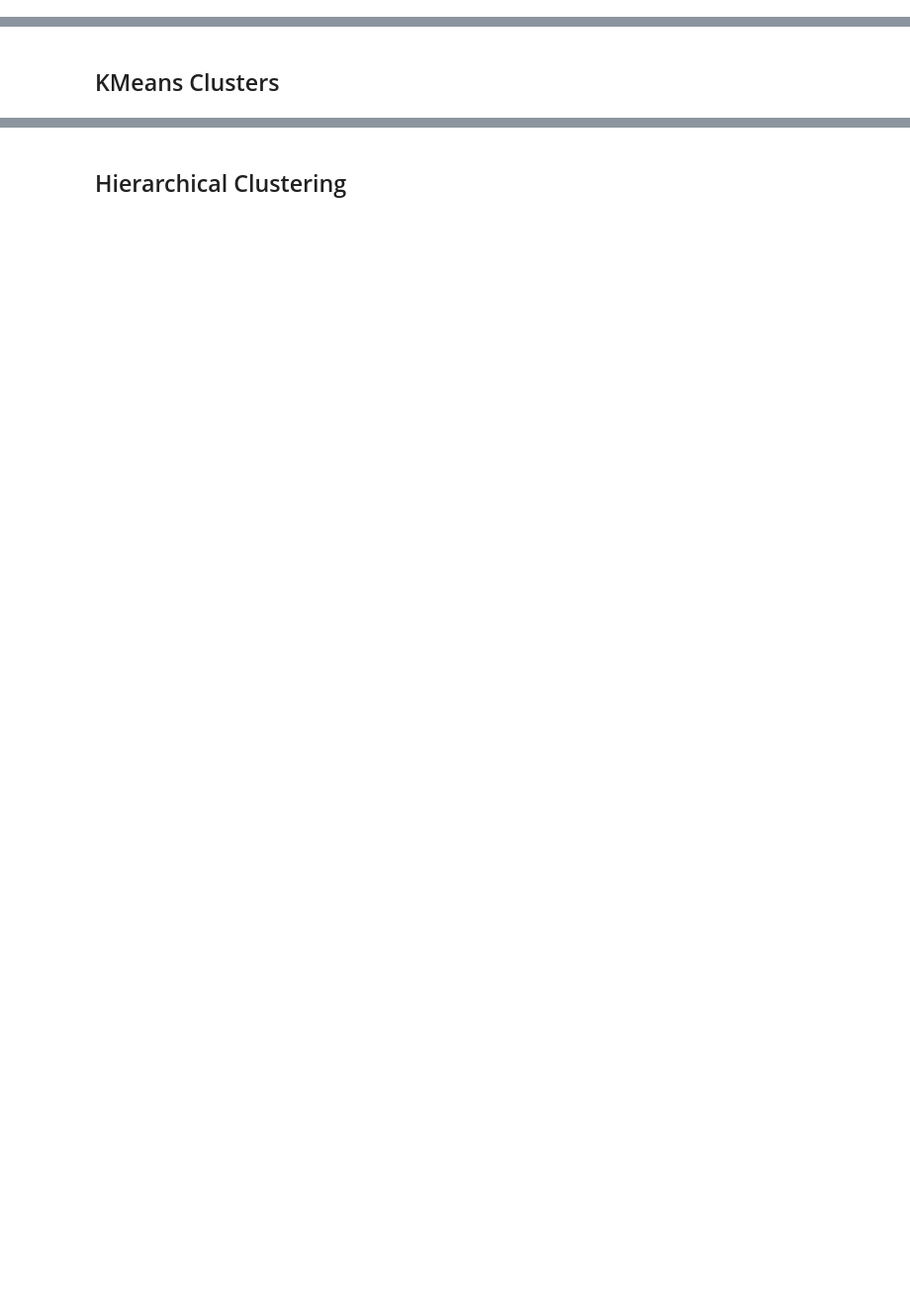
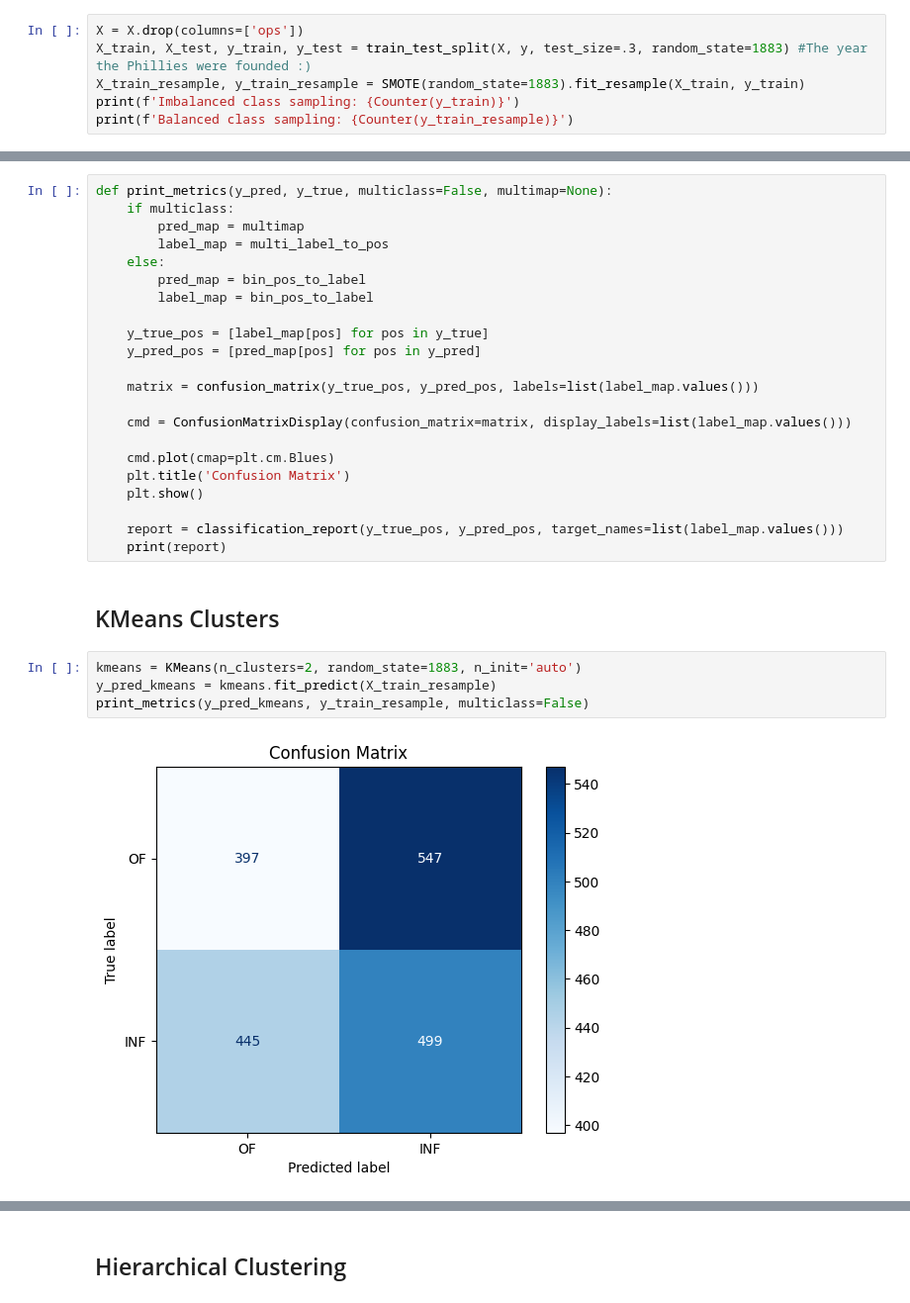
Before and after one commit to Pholmgrendev/UnsupervisedPositions, a Jupyter notebook: HItterClusters.ipynb, the cells around one changed output, grey strips where cells are left out. Shown: that part at 99% size. Saved outputs shown, nothing was run; the diff lists cells and outputs as text; blank space fills up the shorter version.

Commit message:
Kaggle Notebook | Hitter Clustering and Predictions | Version 3

```diff
--- a/HItterClusters.ipynb
+++ b/HItterClusters.ipynb
@@ -208,3 +226,9 @@ plt.show()
 ## Using PCA for Visualizing Hitters
 # %% [markdown]
 # Binary Classification
+# %%
+X = X.drop(columns=['ops'])
+X_train, X_test, y_train, y_test = train_test_split(X, y, test_size=.3, random_state=1883) #The year the Phillies were founded :)
+X_train_resample, y_train_resample = SMOTE(random_state=1883).fit_resample(X_train, y_train)
+print(f'Imbalanced class sampling: {Counter(y_train)}')
+print(f'Balanced class sampling: {Counter(y_train_resample)}')
@@ -211,2 +238,30 @@ plt.show()
+# %%
+def print_metrics(y_pred, y_true, multiclass=False, multimap=None):
+    if multiclass:
+        pred_map = multimap
+        label_map = multi_label_to_pos
+    else:
+        pred_map = bin_pos_to_label
+        label_map = bin_pos_to_label
+
+    y_true_pos = [label_map[pos] for pos in y_true]
+    y_pred_pos = [pred_map[pos] for pos in y_pred]
+
+    matrix = confusion_matrix(y_true_pos, y_pred_pos, labels=list(label_map.values()))
+
+    cmd = ConfusionMatrixDisplay(confusion_matrix=matrix, display_labels=list(label_map.values()))
+
+    cmd.plot(cmap=plt.cm.Blues)
+    plt.title('Confusion Matrix')
+    plt.show()
+
+    report = classification_report(y_true_pos, y_pred_pos, target_names=list(label_map.values()))
+    print(report)
 # %% [markdown]
 ## KMeans Clusters
+# %%
+kmeans = KMeans(n_clusters=2, random_state=1883, n_init='auto')
+y_pred_kmeans = kmeans.fit_predict(X_train_resample)
+print_metrics(y_pred_kmeans, y_train_resample, multiclass=False)
+# %% [output]
+[figure, added]
```
Also changed, not shown: parts of 16 cells of this notebook.
